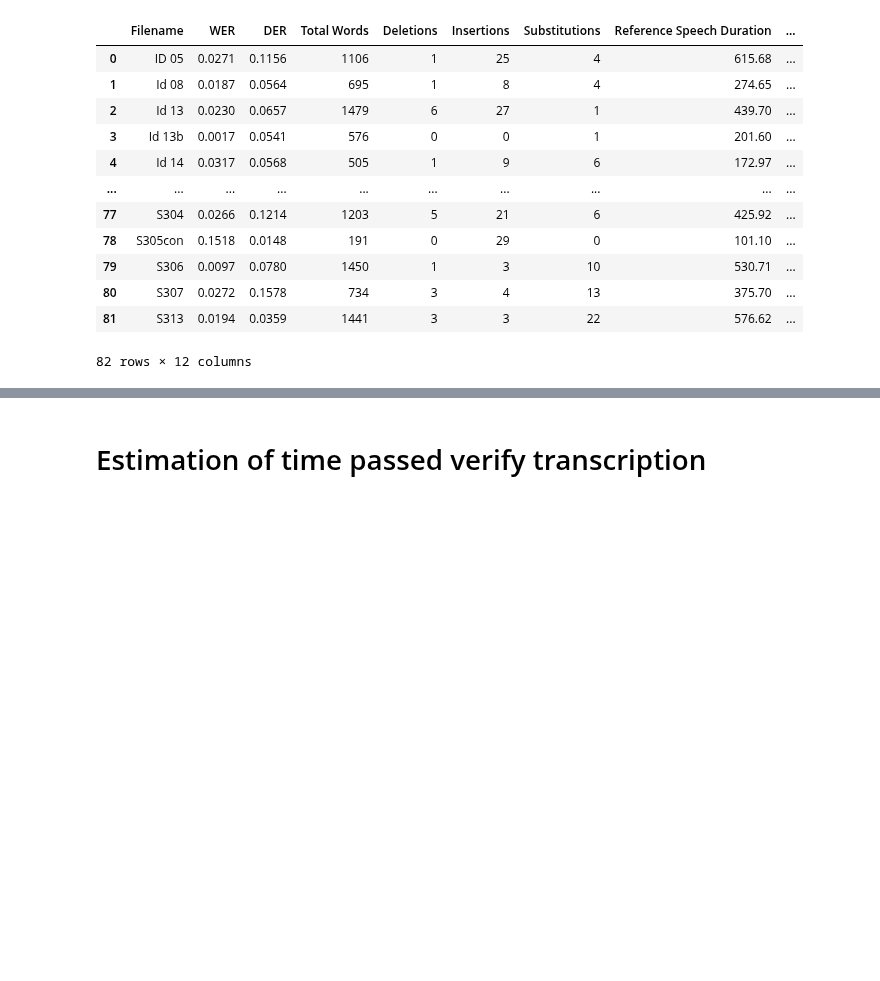
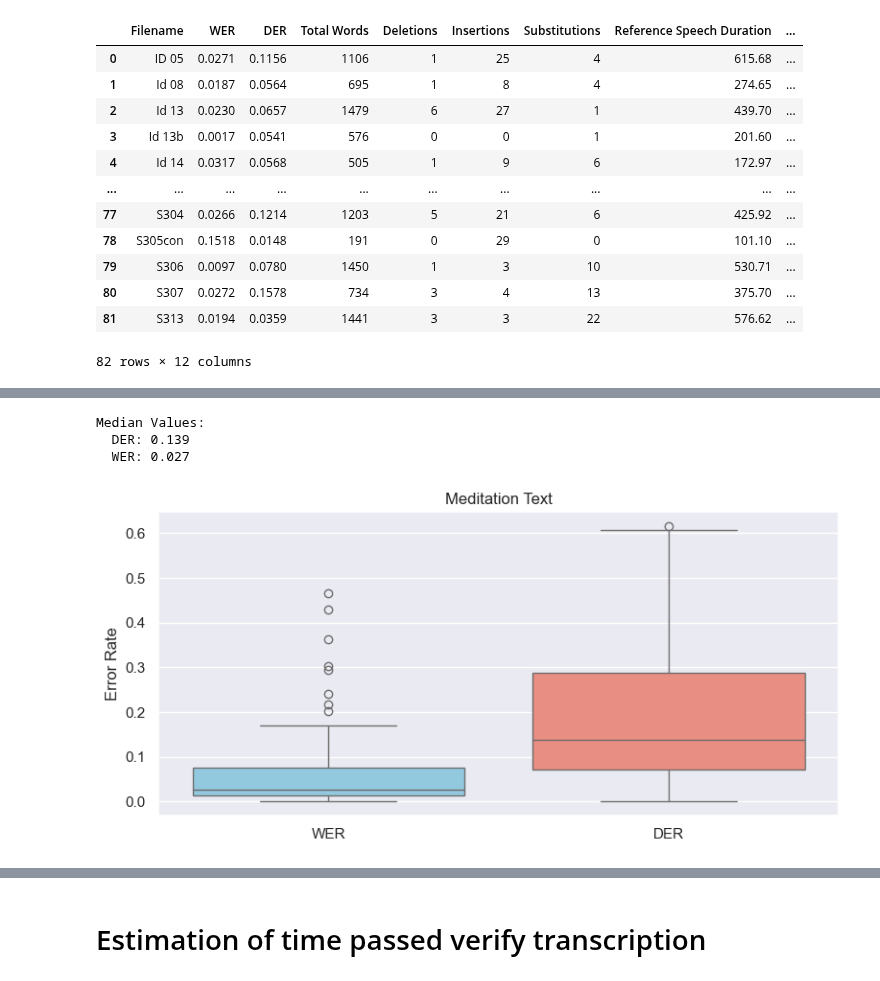
Before and after one commit to AfroDeivid/automatic-interviews-processing, a Jupyter notebook: src/evaluation.ipynb, the cells around one changed output, grey strips where cells are left out. Saved outputs shown, nothing was run; the diff lists cells and outputs as text; code cells hidden in the pictures; blank space fills up the shorter version.

```diff
--- a/src/evaluation.ipynb
+++ b/src/evaluation.ipynb
@@ -369,0 +374,7 @@ plot_boxplots(df)
+# %%
+plot_boxplots(df_m,title="Meditation Text", file_name="outputs/med_text_boxplot.png")
+# %% [output]
+Median Values:
+  DER: 0.139
+  WER: 0.027
+[figure, added]
```
Also changed, not shown: parts of 23 cells of this notebook, 3 other files.
